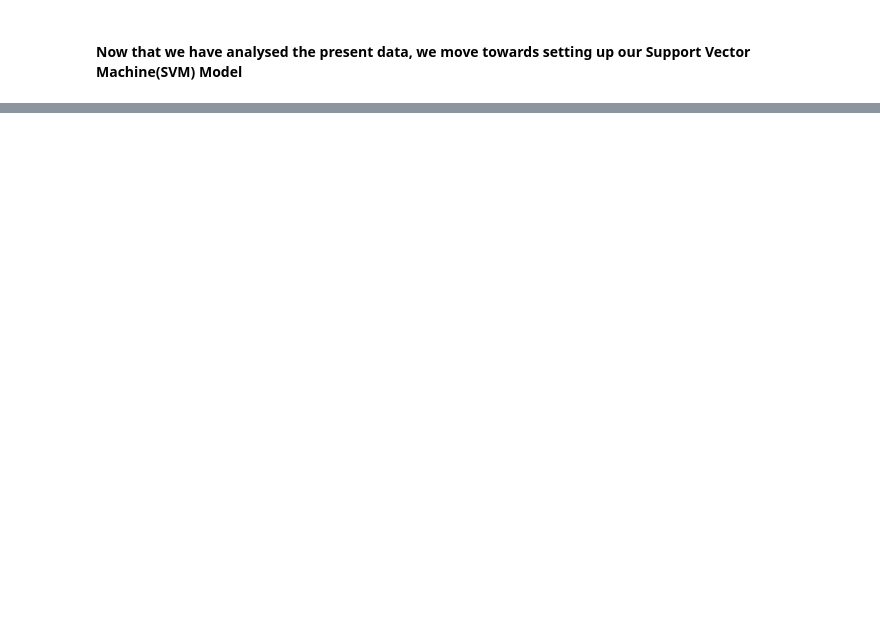
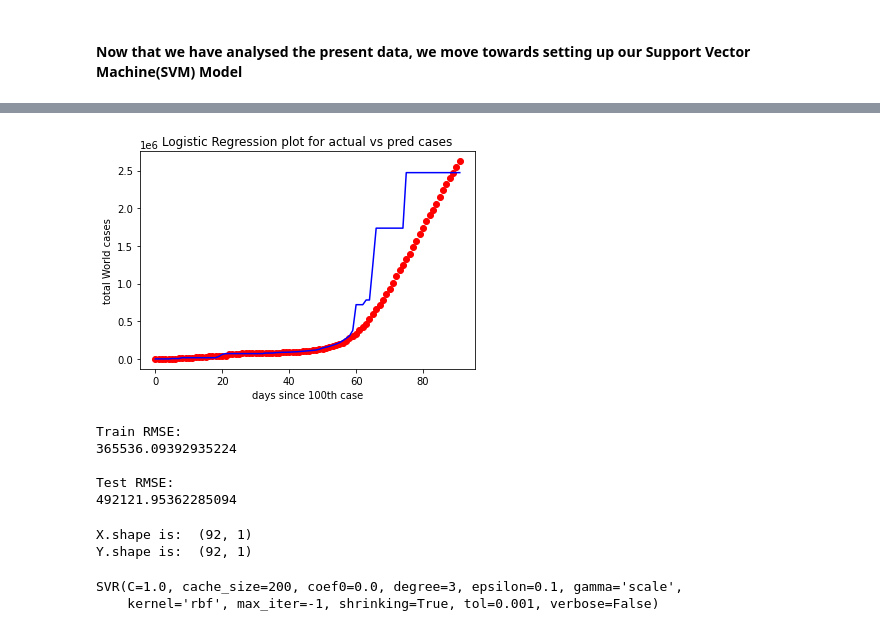
Before and after one commit to CryoZEUS/DOP-COVID-19, a Jupyter notebook: covid-world.ipynb, the cells around one changed output, grey strips where cells are left out. Cells and saved outputs as stored; diff of their text form; code cells hidden in the pictures; blank space fills up the shorter version.

```diff
--- a/covid-world.ipynb
+++ b/covid-world.ipynb
@@ -569,0 +664,4 @@ plt.show()
+# %%
+#Defining Labels
+X=days_since_jan22
+Y=world_cases
@@ -594,0 +725,5 @@ global_data = cases_countr
+# %%
+# LOGISTIC REGRESSION MODEL
+from sklearn.linear_model import LogisticRegression
+classifier = LogisticRegression(random_state = 0)
+classifier.fit(X, Y)
@@ -594,0 +743,10 @@ global_data = cases_countr
+# %%
+#visualize training test results
+plt.scatter(X, Y, color='red')
+plt.plot(X, classifier.predict(X), color='blue')
+plt.title('Logistic Regression plot for actual vs pred cases')
+plt.xlabel('days since 100th case')
+plt.ylabel('total World cases')
+plt.show()
+# %% [output]
+[figure, added]
@@ -594,0 +757,11 @@ global_data = cases_countr
+# %%
+print("\nTrain RMSE: ")
+print(rmse_train_log)
+print("\nTest RMSE: ")
+print(rmse_test_log)
+# %% [output]
+Train RMSE:
+365536.09392935224
+
+Test RMSE:
+492121.95362285094
@@ -594,0 +778,14 @@ global_data = cases_countr
+# %%
+print("X.shape is: ",X_svr.shape)
+print("Y.shape is: ",Y_svr.shape)
+# %% [output]
+X.shape is:  (92, 1)
+Y.shape is:  (92, 1)
+# %%
+from sklearn.svm import SVR
+svr_regressor=SVR(kernel='rbf')
+#kernel defines linear, multiple SVR etc
+svr_regressor.fit(X_svr,Y_svr)
+# %% [output]
+SVR(C=1.0, cache_size=200, coef0=0.0, degree=3, epsilon=0.1, gamma='scale',
+    kernel='rbf', max_iter=-1, shrinking=True, tol=0.001, verbose=False)
```
Also changed, not shown: parts of 26 cells of this notebook.
